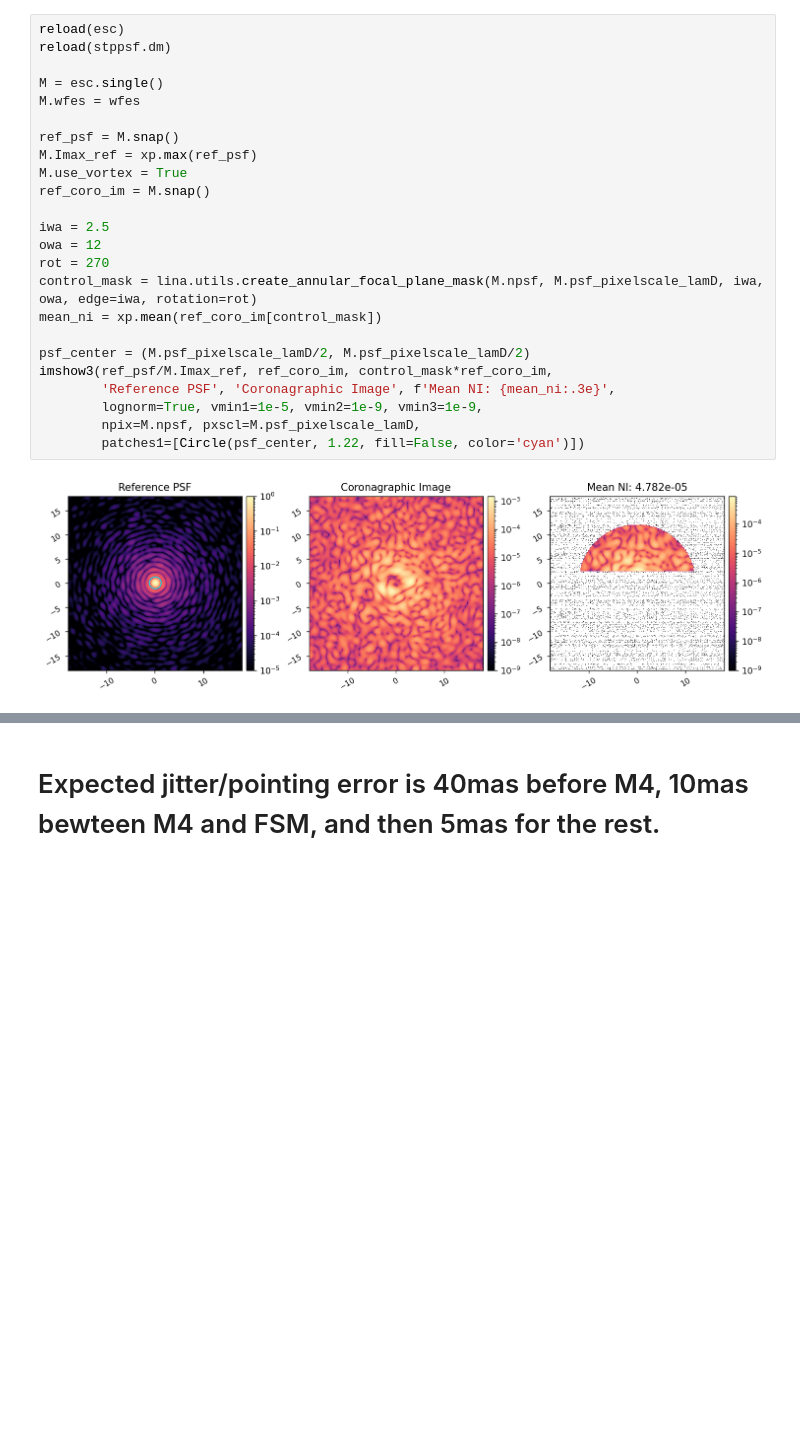
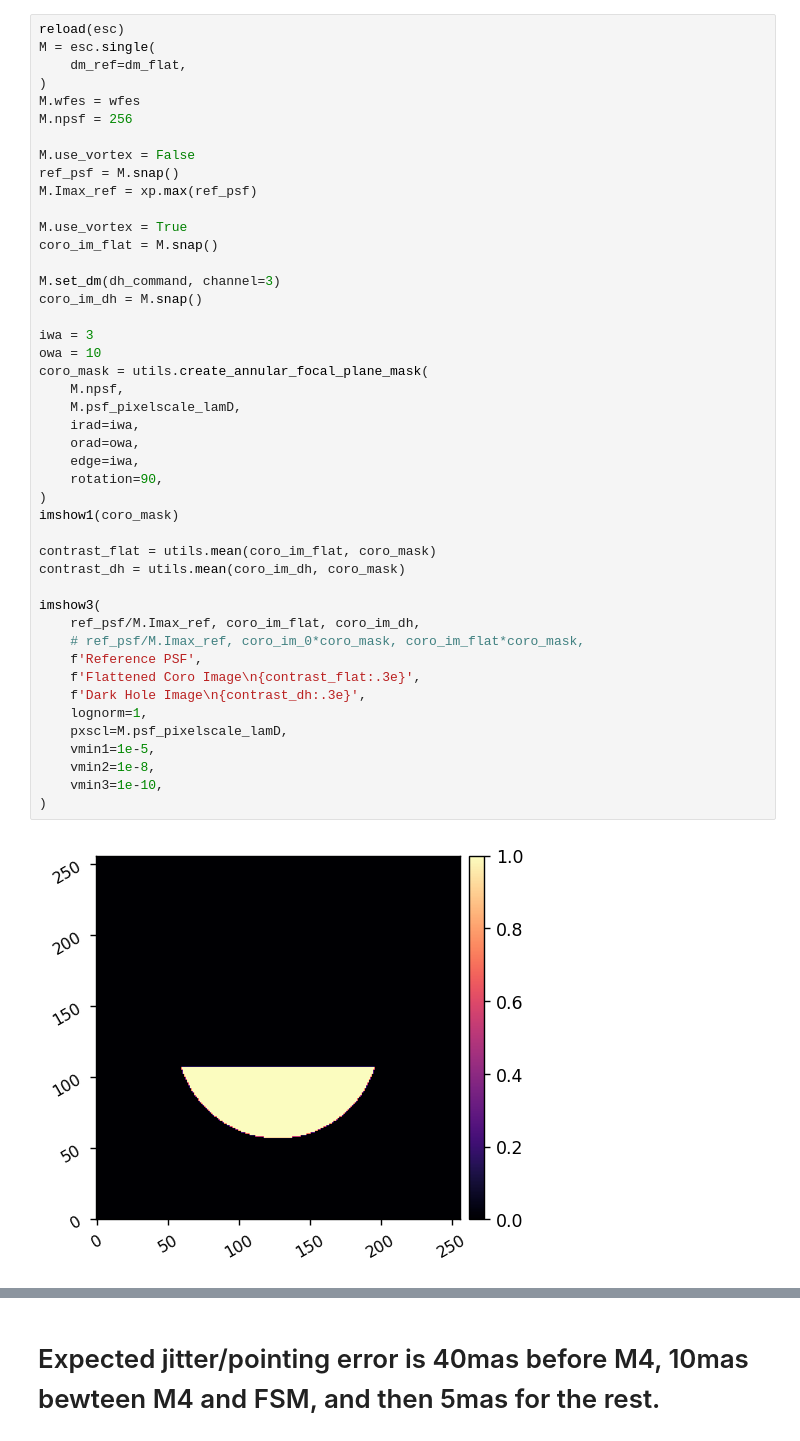
Before and after one commit to kian1377/esc-fresnel, a Jupyter notebook: notebooks/esc_fresnel_beamwalk.ipynb, the cells around one changed output, grey strips where cells are left out. Cells and saved outputs as stored; diff of their text form; blank space fills up the shorter version.

Commit message:
updated dm to utilize channels and did an iEFC simulation

```diff
--- a/notebooks/esc_fresnel_beamwalk.ipynb
+++ b/notebooks/esc_fresnel_beamwalk.ipynb
@@ -64,26 +75,47 @@ wfes = {
 # %%
 reload(esc)
-reload(stppsf.dm)
+M = esc.single(
+    dm_ref=dm_flat,
+)
+M.wfes = wfes
+M.npsf = 256
 
-M = esc.single()
-M.wfes = wfes
-
+M.use_vortex = False
 ref_psf = M.snap()
 M.Imax_ref = xp.max(ref_psf)
+
 M.use_vortex = True
-ref_coro_im = M.snap()
+coro_im_flat = M.snap()
 
-iwa = 2.5
-owa = 12
-rot = 270
-control_mask = lina.utils.create_annular_focal_plane_mask(M.npsf, M.psf_pixelscale_lamD, iwa, owa, edge=iwa, rotation=rot)
-mean_ni = xp.mean(ref_coro_im[control_mask])
+M.set_dm(dh_command, channel=3)
+coro_im_dh = M.snap()
 
-psf_center = (M.psf_pixelscale_lamD/2, M.psf_pixelscale_lamD/2)
-imshow3(ref_psf/M.Imax_ref, ref_coro_im, control_mask*ref_coro_im,
-        'Reference PSF', 'Coronagraphic Image', f'Mean NI: {mean_ni:.3e}',
-        lognorm=True, vmin1=1e-5, vmin2=1e-9, vmin3=1e-9,
-        npix=M.npsf, pxscl=M.psf_pixelscale_lamD,
-        patches1=[Circle(psf_center, 1.22, fill=False, color='cyan')])
+iwa = 3
+owa = 10
+coro_mask = utils.create_annular_focal_plane_mask(
+    M.npsf,
+    M.psf_pixelscale_lamD,
+    irad=iwa,
+    orad=owa,
+    edge=iwa,
+    rotation=90,
+)
+imshow1(coro_mask)
+
+contrast_flat = utils.mean(coro_im_flat, coro_mask)
+contrast_dh = utils.mean(coro_im_dh, coro_mask)
+
+imshow3(
+    ref_psf/M.Imax_ref, coro_im_flat, coro_im_dh,
+    # ref_psf/M.Imax_ref, coro_im_0*coro_mask, coro_im_flat*coro_mask,
+    f'Reference PSF',
+    f'Flattened Coro Image\n{contrast_flat:.3e}',
+    f'Dark Hole Image\n{contrast_dh:.3e}',
+    lognorm=1,
+    pxscl=M.psf_pixelscale_lamD,
+    vmin1=1e-5,
+    vmin2=1e-8,
+    vmin3=1e-10,
+)
 # %% [output]
-[figure, old version]
+[figure, new version]
```
Also changed, not shown: parts of 16 cells of this notebook, 8 other files.
